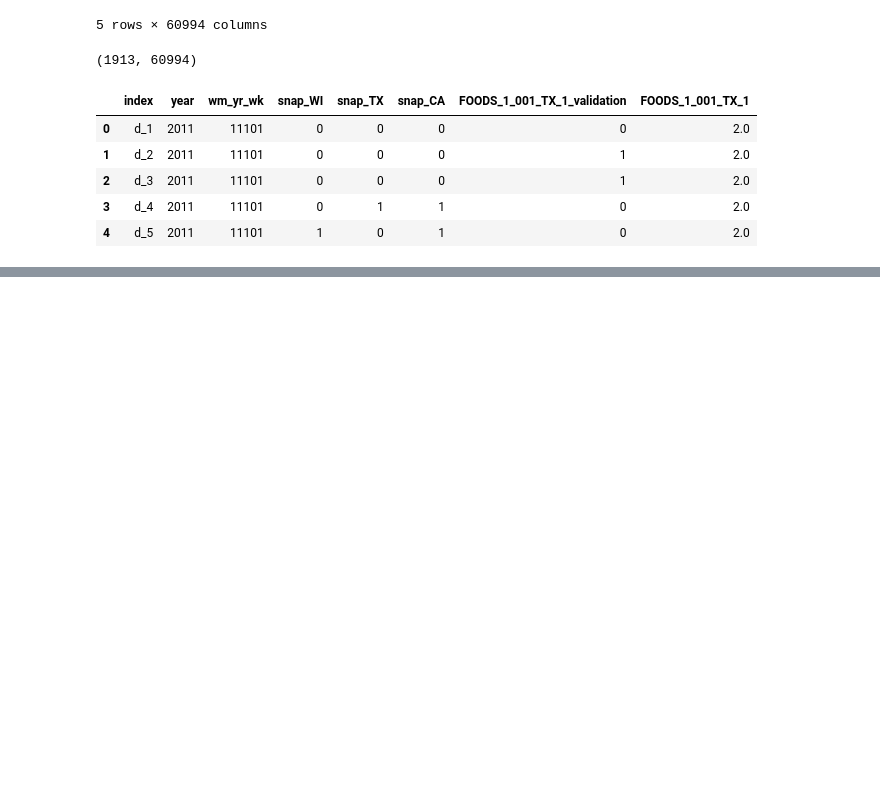
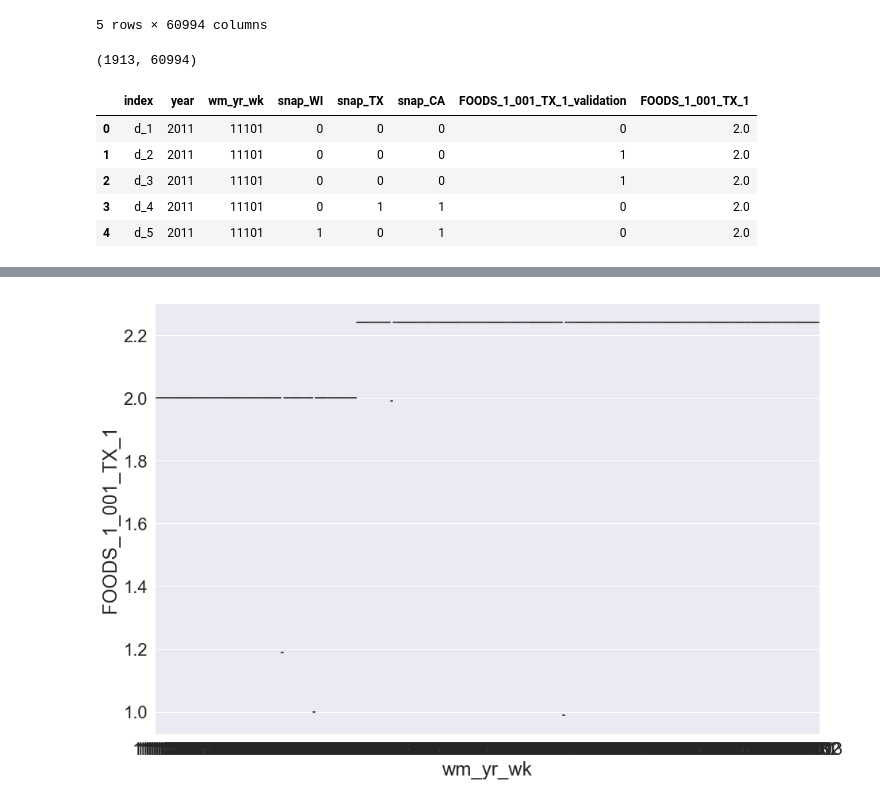
Before and after one commit to kabirmuntasir/2020-M5-Forecasting, a Jupyter notebook: Uncertanity/M5Forecasting_bylobos.ipynb, the cells around one changed output, grey strips where cells are left out. Cells and saved outputs as stored; diff of their text form; code cells hidden in the pictures; blank space fills up the shorter version.

```diff
--- a/Uncertanity/M5Forecasting_bylobos.ipynb
+++ b/Uncertanity/M5Forecasting_bylobos.ipynb
@@ -225,0 +260,6 @@ stv_T_merge_all[['index','year','wm_yr_wk','snap_WI','snap_TX','snap_CA','FOODS_
+# %%
+plt.figure(figsize=(15,10))
+sns.set(font_scale = 2)
+ax = sns.boxplot(x="wm_yr_wk", y="FOODS_1_001_TX_1", data=df1)
+# %% [output]
+[figure, added]
```
Also changed, not shown: parts of 18 cells of this notebook.
